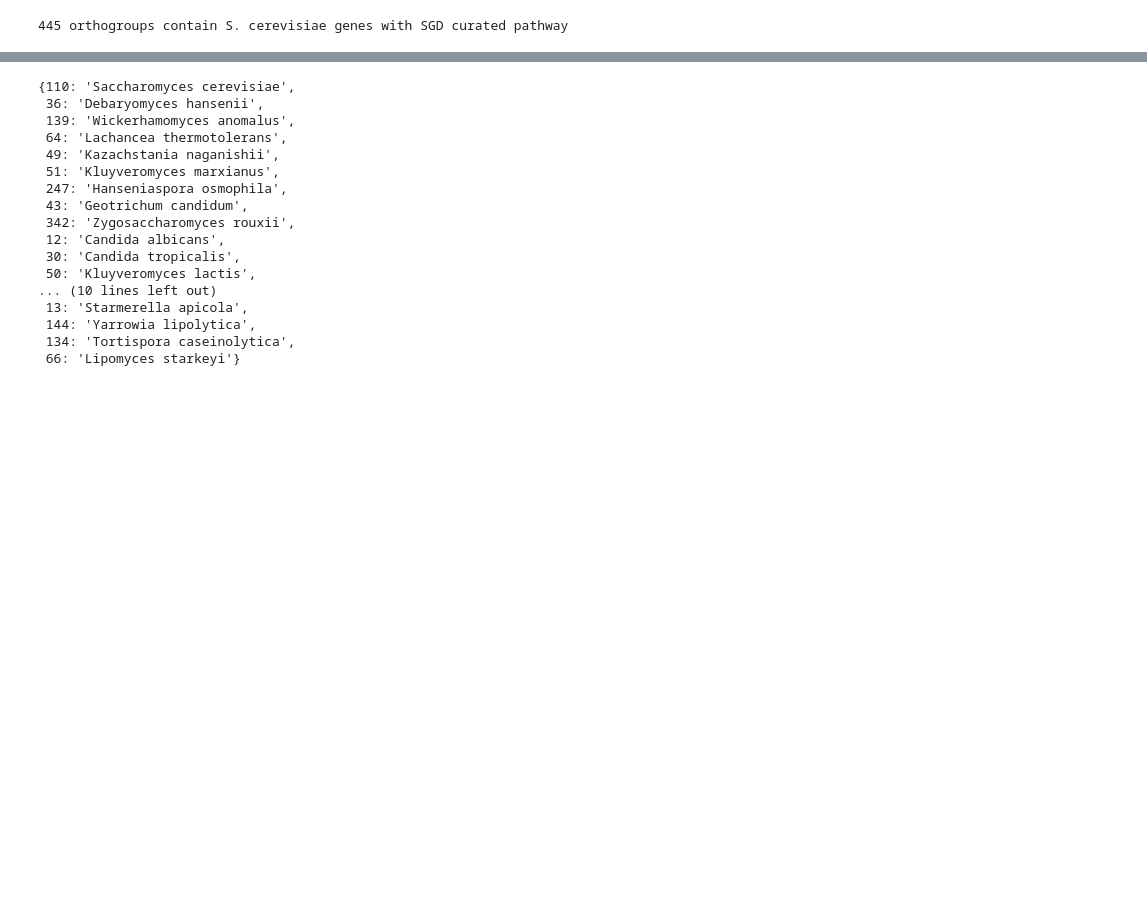
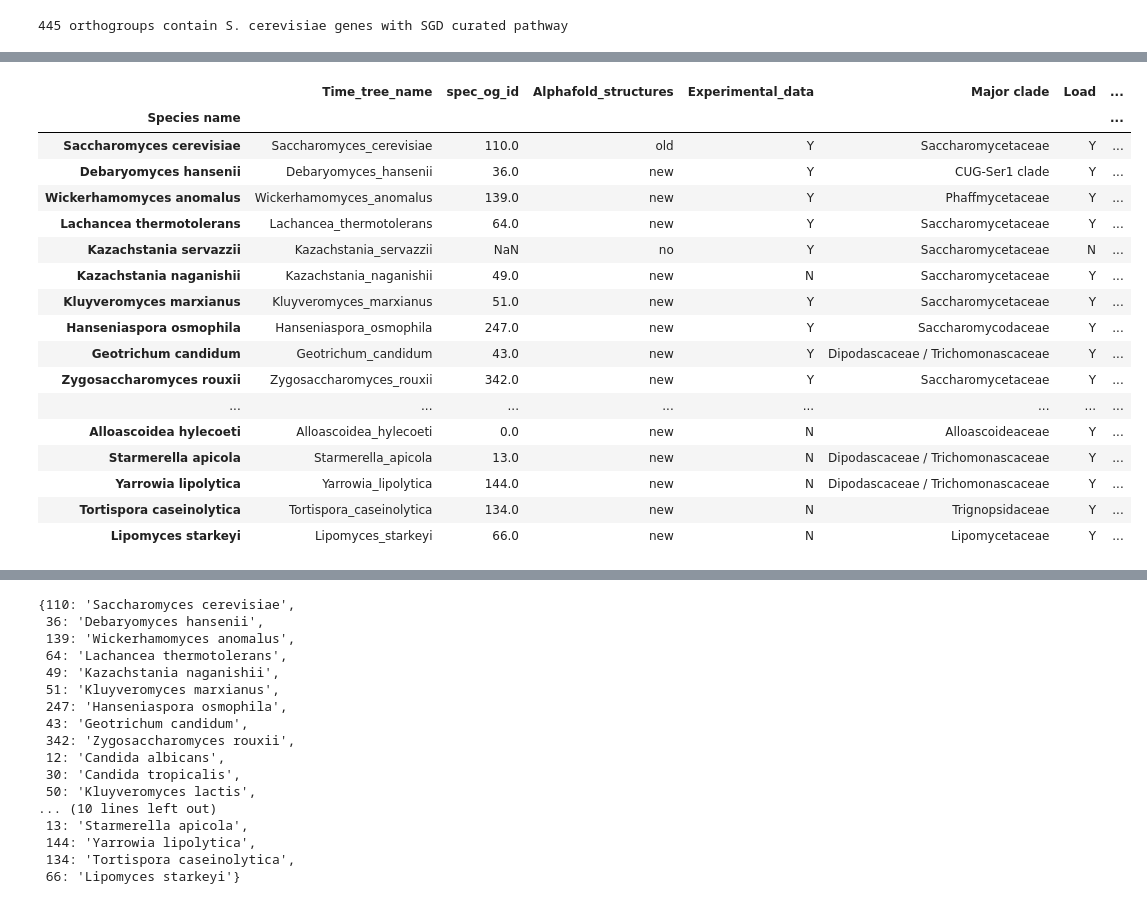
Before and after one commit to heineike02/diverse_yeast, a Jupyter notebook: 20211025_alphafold_selection.ipynb, the cells around one changed output, grey strips where cells are left out. Drawn from its saved outputs; the diff is of its cells as text; code cells hidden in the pictures; blank space fills up the shorter version.

```diff
--- a/20211025_alphafold_selection.ipynb
+++ b/20211025_alphafold_selection.ipynb
@@ -222 +247,22 @@ base_dir
+# %%
+species_set
+# %% [output]
+|  | Time_tree_name | spec_og_id | Alphafold_structures | Experimental_data | Major clade | Load | ... |
+| Species name |  |  |  |  |  |  | ... |
+| Saccharomyces cerevisiae | Saccharomyces_cerevisiae | 110.0 | old | Y | Saccharomycetaceae | Y | ... |
+| Debaryomyces hansenii | Debaryomyces_hansenii | 36.0 | new | Y | CUG-Ser1 clade | Y | ... |
+| Wickerhamomyces anomalus | Wickerhamomyces_anomalus | 139.0 | new | Y | Phaffmycetaceae | Y | ... |
+| Lachancea thermotolerans | Lachancea_thermotolerans | 64.0 | new | Y | Saccharomycetaceae | Y | ... |
+| Kazachstania servazzii | Kazachstania_servazzii | NaN | no | Y | Saccharomycetaceae | N | ... |
+| Kazachstania naganishii | Kazachstania_naganishii | 49.0 | new | N | Saccharomycetaceae | Y | ... |
+| Kluyveromyces marxianus | Kluyveromyces_marxianus | 51.0 | new | Y | Saccharomycetaceae | Y | ... |
+| Hanseniaspora osmophila | Hanseniaspora_osmophila | 247.0 | new | Y | Saccharomycodaceae | Y | ... |
+| Geotrichum candidum | Geotrichum_candidum | 43.0 | new | Y | Dipodascaceae / Trichomonascaceae | Y | ... |
+| Zygosaccharomyces rouxii | Zygosaccharomyces_rouxii | 342.0 | new | Y | Saccharomycetaceae | Y | ... |
+| ... | ... | ... | ... | ... | ... | ... | ... |
+| Alloascoidea hylecoeti | Alloascoidea_hylecoeti | 0.0 | new | N | Alloascoideaceae | Y | ... |
+| Starmerella apicola | Starmerella_apicola | 13.0 | new | N | Dipodascaceae / Trichomonascaceae | Y | ... |
+| Yarrowia lipolytica | Yarrowia_lipolytica | 144.0 | new | N | Dipodascaceae / Trichomonascaceae | Y | ... |
+| Tortispora caseinolytica | Tortispora_caseinolytica | 134.0 | new | N | Trignopsidaceae | Y | ... |
+| Lipomyces starkeyi | Lipomyces_starkeyi | 66.0 | new | N | Lipomycetaceae | Y | ... |
 # %%
```
Also changed, not shown: parts of 39 cells of this notebook, 3 other files.
